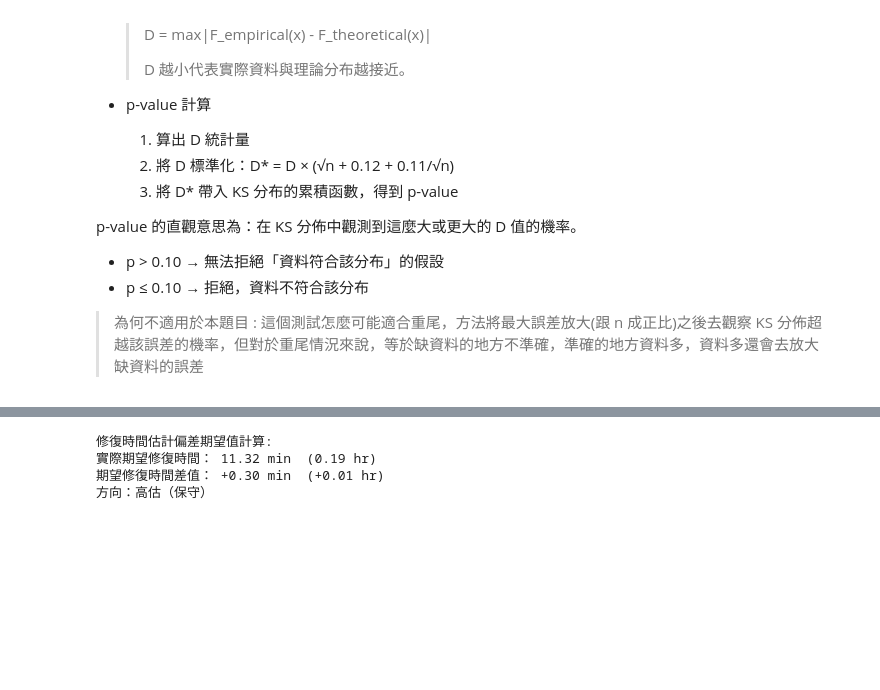
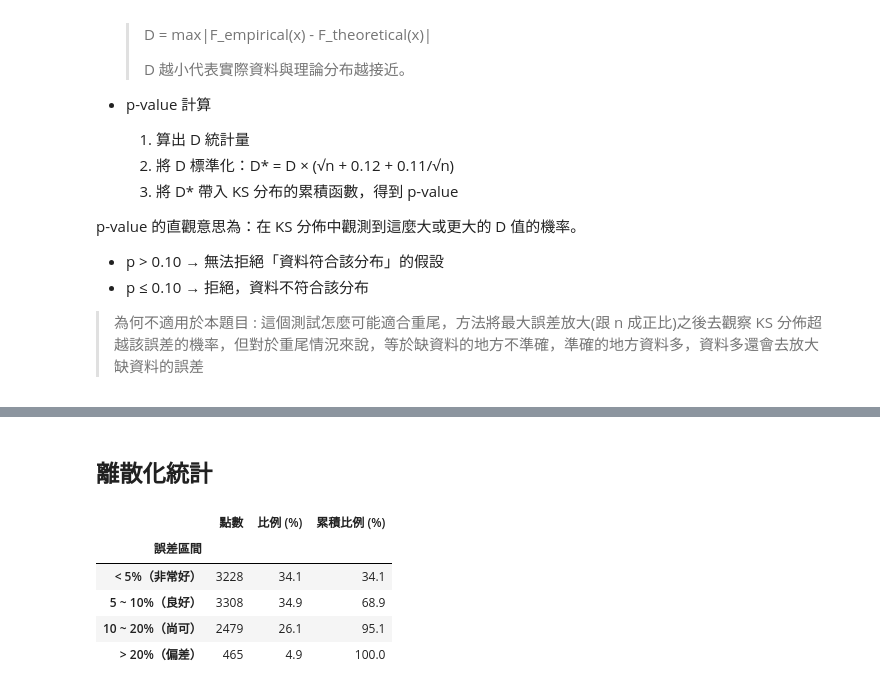
Before and after one commit to jungswork/05_Power_Grid_Repair_Time, a Jupyter notebook: 02_data_analysis.ipynb, the cells around one changed output, grey strips where cells are left out. Drawn from its saved outputs; the diff is of its cells as text; code cells hidden in the pictures; blank space fills up the shorter version.

```diff
--- a/02_data_analysis.ipynb
+++ b/02_data_analysis.ipynb
@@ -595,32 +449,33 @@ plt.show()
-# %%
-# 期望修復時間差值（分鐘）
-mask_cut     = duration_sorted <= T_CUT
-t_cut_data   = duration_sorted[mask_cut]
-ccdf_emp_cut = ccdf_empirical[mask_cut]
-
-# 對應每個實際資料點的發生機率（CCDF 值）
-# 從 Log-normal 反查對應同一發生機率下的估計修復時間
-p_i           = ccdf_emp_cut                                        # 實際超越機率
-x_empirical   = t_cut_data                                          # 實際修復時間
-x_estimated   = stats.lognorm.ppf(1 - p_i, *params_global)          # 估計修復時間（反查）
-
-# PDF 權重（發生機率）
-pdf_ln      = stats.lognorm.pdf(t_cut_data, *params_global)
-pdf_ln_norm = pdf_ln / pdf_ln.sum()
-
-# 差值（估計 - 實際），單位：分鐘
-delta_T   = x_estimated - x_empirical
-
-# 期望差值（PDF 加權）
-delta_E_T     = (pdf_ln_norm * delta_T).sum()
-E_T_empirical = (pdf_ln_norm * x_empirical).sum()
-
-print("修復時間估計偏差期望值計算: ")
-print(f"實際期望修復時間： {E_T_empirical:.2f} min  ({E_T_empirical/60:.2f} hr)")
-print(f"期望修復時間差值： {delta_E_T:+.2f} min  ({delta_E_T/60:+.2f} hr)")
-print(f"方向：{'高估（保守）' if delta_E_T > 0 else '低估（非保守）'}")
-# %% [output]
-修復時間估計偏差期望值計算:
-實際期望修復時間： 11.32 min  (0.19 hr)
-期望修復時間差值： +0.30 min  (+0.01 hr)
-方向：高估（保守）
+# %% [markdown]
+## 離散化統計
+# %%
+bins   = [(0, 0.05), (0.05, 0.10), (0.10, 0.20), (0.20, np.inf)]
+labels = ["< 5%（非常好）", "5 ~ 10%（良好）", "10 ~ 20%（尚可）", "> 20%（偏差）"]
+n_total    = len(rel_err)
+cumulative = 0.0
+
+rows = []
+for (lo, hi), label in zip(bins, labels):
+    cnt  = int(((rel_err >= lo) & (rel_err < hi)).sum())
+    pct  = cnt / n_total * 100
+    cumulative += pct
+    rows.append({
+        "誤差區間"  : label,
+        "點數"      : cnt,
+        "比例 (%)"  : round(pct, 1),
+        "累積比例 (%)": round(cumulative, 1),
+    })
+
+err_table = pd.DataFrame(rows).set_index("誤差區間")
+
+pct_10 = (rel_err < 0.10).mean() * 100
+pct_20 = (rel_err < 0.20).mean() * 100
+
+err_table
+# %% [output]
+|  | 點數 | 比例 (%) | 累積比例 (%) |
+| 誤差區間 |  |  |  |
+| < 5%（非常好） | 3228 | 34.1 | 34.1 |
+| 5 ~ 10%（良好） | 3308 | 34.9 | 68.9 |
+| 10 ~ 20%（尚可） | 2479 | 26.1 | 95.1 |
+| > 20%（偏差） | 465 | 4.9 | 100.0 |
```
Also changed, not shown: parts of 12 cells of this notebook.
